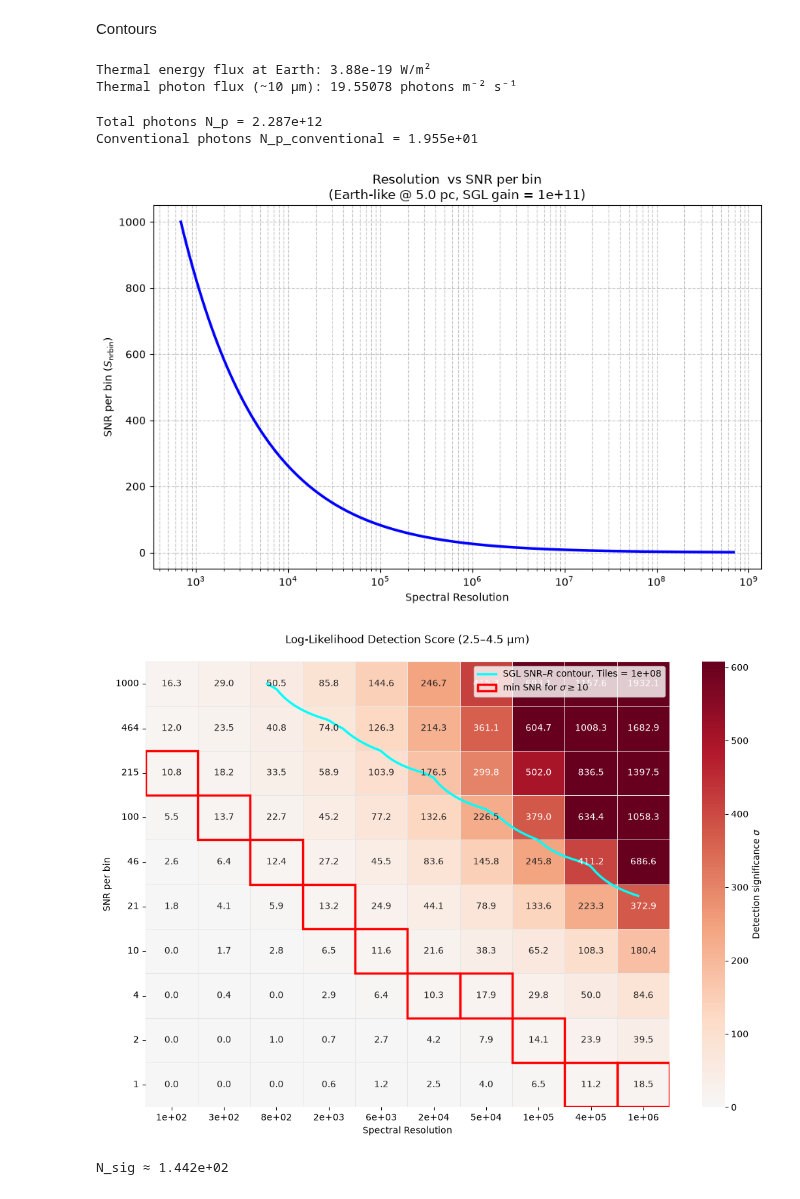
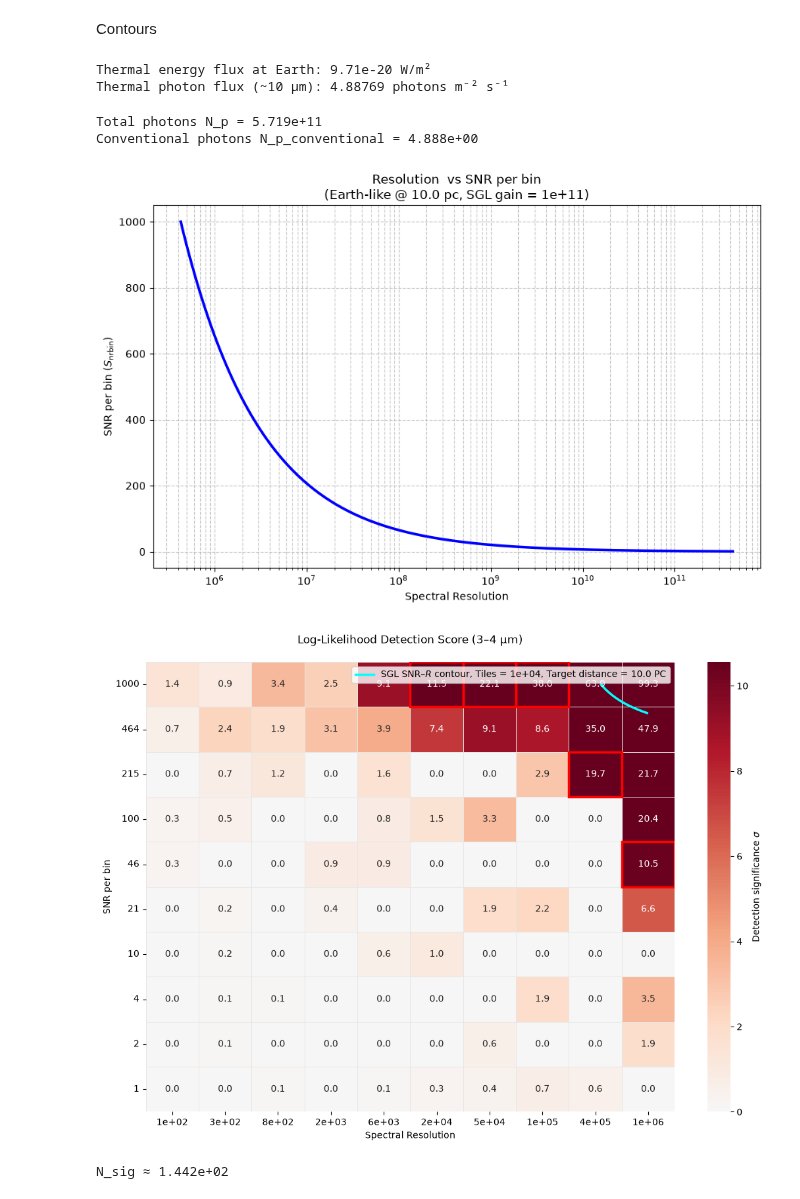
Before and after one commit to zanecollins/sgl_science_case, a Jupyter notebook: sgl_science_case/notebooks/hitran_xsc.ipynb, the cells around one changed output. Drawn from its saved outputs; the diff is of its cells as text; code cells hidden in the pictures.

```diff
--- a/sgl_science_case/notebooks/hitran_xsc.ipynb
+++ b/sgl_science_case/notebooks/hitran_xsc.ipynb
@@ -592,7 +609,7 @@ R = 5994
 snr = 100
 R_key = int(R)
 
-names = ["r0.5_with_ch4_earthlike"]#
+names = ["r0.5_with_ch4_scaled"]#
 colors = ["C0", "C1", "C2", "C3", "C4", "C5", "C6"]
 i = 0
 
@@ -1032,15 +1001,11 @@ plt.show()
 # %% [markdown]
 ## Science Cases
 # %%
-# plt.close('all')
 wl_min_cc = 3
 wl_max_cc = 4
-# template_A = 'hydrocarbons_nobg_vmr_normalized_v2_without_ch4'
-# template_B = 'hydrocarbons_nobg_vmr_normalized_v2_with_ch4'
-# test_scen = 'hydrocarbons_nobg_vmr_normalized_v2_with_ch4'
-template_A = 'CH3+C2H4+C2H2+C2H6+C4H2_earthlike_r0_saugata'
-template_B = 'CH4+CH3+C2H4+C2H2+C2H6+C4H2_earthlike_r0_saugata'
-test_scen = 'CH4+CH3+C2H4+C2H2+C2H6+C4H2_earthlike_r0_saugata'
+template_A = 'CH3+C2H4+C2H2+C2H6+C4H2_earthlike_r0.2_saugata'
+template_B = 'Isoprene+CH3+C2H4+C2H2+C2H6+C4H2_earthlike_r0.2_saugata'
+test_scen = 'Isoprene+CH3+C2H4+C2H2+C2H6+C4H2_earthlike_r0.2_saugata'
 df_cc = cross_correlate_two_templates(template_A, template_B, test_scenario=test_scen, wl_min = wl_min_cc, wl_max = wl_max_cc, verbose = False)
 # %%
 
@@ -1147,7 +1112,7 @@ c = 2.99792458e8         # m/s
 pc_to_m = 3.08568e16     # parsec to meters
 kB = 1.380649e-23
 
-D_pc = 5.0
+D_pc = 10.0
 D = D_pc * pc_to_m       # distance to system (m)
 
 
@@ -1171,8 +1136,8 @@ photon_flux_thermal_sgl = photon_flux_thermal * sgl_amplification
 
 print(f"Thermal photon flux (~10 μm): {photon_flux_thermal:.5f} photons m⁻² s⁻¹")
 # %% [output]
-Thermal energy flux at Earth: 3.88e-19 W/m²
-Thermal photon flux (~10 μm): 19.55078 photons m⁻² s⁻¹
+Thermal energy flux at Earth: 9.71e-20 W/m²
+Thermal photon flux (~10 μm): 4.88769 photons m⁻² s⁻¹
 # %%
 # --- User parameters ---
 wl = 550e-9                  # wavelength (m)
@@ -1180,7 +1145,7 @@ t_obs = 300.0                # seconds
 sgl_amplification = 1.17e11
 W_r = 15e-6
 S_nrbin = np.logspace(0, 3, 200)
-num_pix = 10000**2
+num_pix = 100**2
 corona_photons = 1e4
 A_pix = 0.01 #sensor pixel area (m^2)
 
@@ -1207,9 +1172,9 @@ plt.xscale('log')          # usually needed
 plt.tight_layout()
 plt.show()
 # %% [output]
-Total photons N_p = 2.287e+12
-Conventional photons N_p_conventional = 1.955e+01
+Total photons N_p = 5.719e+11
+Conventional photons N_p_conventional = 4.888e+00
-[figure, old version]
+[figure, new version]
 # %%
 
 # Sort by R for a clean line
@@ -1274,38 +1239,38 @@ ax.plot(
     x[m], y[m],
     color="cyan",
     lw=2.5,
-    label=f"SGL SNR–$R$ contour, Tiles = {num_pix:.0e}",
+    label=f"SGL SNR–$R$ contour, Tiles = {num_pix:.0e}, Target distance = {D_pc} PC",
     zorder=2,
 )
 
 for j, Rv in enumerate(pivot.columns):
     col = pivot[Rv]
     ok = col[col >= SIGMA_THRESH]
     if ok.empty:
         continue
     snr_star = ok.index.min()
     i = list(pivot.index).index(snr_star)
     rect = mpatches.Rectangle(
         (j, i), 1, 1,
         fill=False, edgecolor="red", linewidth=2.5,
         label=rf"min SNR for $\sigma\geq{SIGMA_THRESH:.0f}$" if j == 0 else None,
     )
     ax.add_patch(rect)
 
 handles, labels = ax.get_legend_handles_labels()
 if handles:
     ax.legend(handles, labels, loc="upper right", frameon=True)
 
 ax.set_xlabel("Spectral Resolution")
 ax.set_ylabel("SNR per bin")
 ax.set_title(
     f"Log-Likelihood Detection Score ({wl_min_cc}–{wl_max_cc} µm)\n"
     # f"A: {template_A} | B: {template_B} | test: {test_scen}"
 )
 plt.tight_layout()
 plt.show()
 # %% [output]
-[figure, old version]
+[figure, new version]
 # %%
 # adjustable
 R     = 1e6
```
Also changed, not shown: parts of 9 cells of this notebook, 38 other files.
